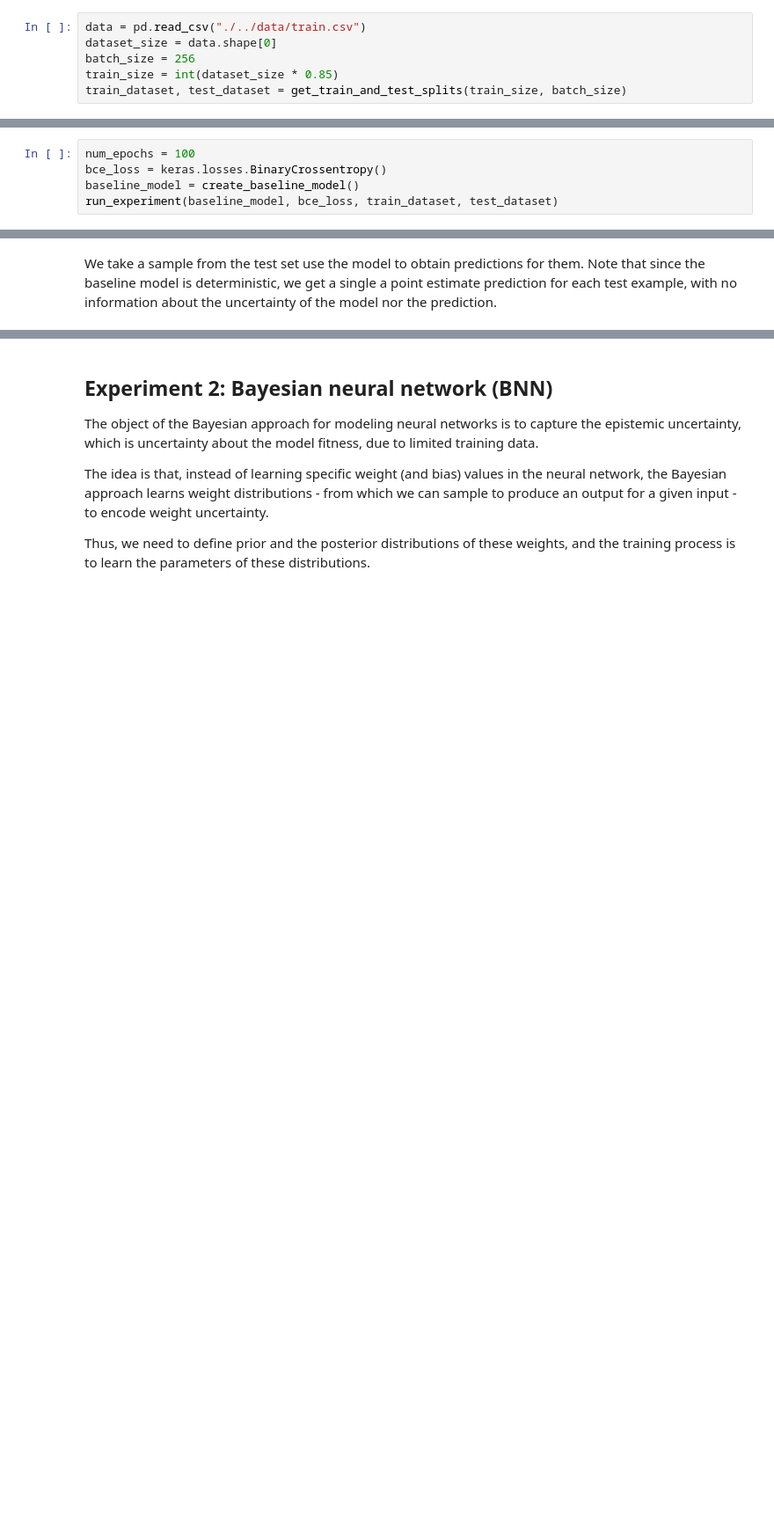
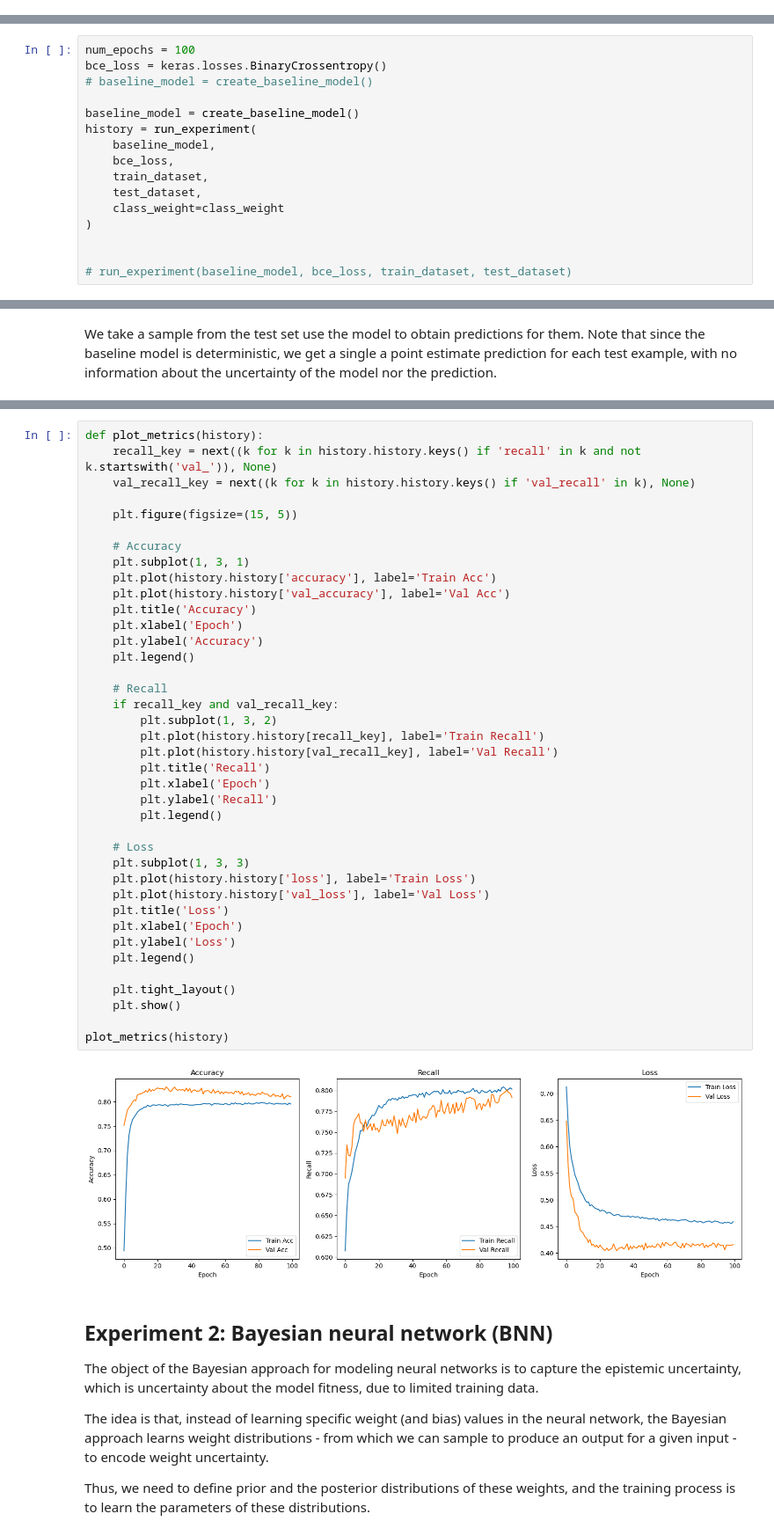
Before and after one commit to SaraLuzVC/Customer-Churn-Records, a Jupyter notebook: notebooks/bnn_primer_intento.ipynb, the cells around one changed output, grey strips where cells are left out. Shown: that part at 88% size. Saved outputs shown, nothing was run; the diff lists cells and outputs as text; blank space fills up the shorter version.

```diff
--- a/notebooks/bnn_primer_intento.ipynb
+++ b/notebooks/bnn_primer_intento.ipynb
@@ -89,12 +89,6 @@ def get_train_and_test_splits(train_size, batch_size=1):
     test_dataset = dataset.skip(train_size).take(test_size).batch(batch_size)  # Agregar `take(test_size)`
 
     return train_dataset, test_dataset
-# %%
-data = pd.read_csv("./../data/train.csv")
-dataset_size = data.shape[0]
-batch_size = 256
-train_size = int(dataset_size * 0.85)
-train_dataset, test_dataset = get_train_and_test_splits(train_size, batch_size)
 # %% [markdown]
 ## Compile, train, and evaluate the model
 # %%
@@ -186,8 +202,19 @@ Now let's train the baseline model. We use the MeanSquaredError as the loss func
 # %%
 num_epochs = 100
 bce_loss = keras.losses.BinaryCrossentropy()
+# baseline_model = create_baseline_model()
+
 baseline_model = create_baseline_model()
-run_experiment(baseline_model, bce_loss, train_dataset, test_dataset)
+history = run_experiment(
+    baseline_model,
+    bce_loss,
+    train_dataset,
+    test_dataset,
+    class_weight=class_weight
+)
+
+
+# run_experiment(baseline_model, bce_loss, train_dataset, test_dataset)
 # %% [output]
 Start training the model...
 Epoch 1/100
@@ -245,3 +268,44 @@ Predicted: 0.5 - Actual: 1.0
+# %%
+def plot_metrics(history):
+    recall_key = next((k for k in history.history.keys() if 'recall' in k and not k.startswith('val_')), None)
+    val_recall_key = next((k for k in history.history.keys() if 'val_recall' in k), None)
+
+    plt.figure(figsize=(15, 5))
+
+    # Accuracy
+    plt.subplot(1, 3, 1)
+    plt.plot(history.history['accuracy'], label='Train Acc')
+    plt.plot(history.history['val_accuracy'], label='Val Acc')
+    plt.title('Accuracy')
+    plt.xlabel('Epoch')
+    plt.ylabel('Accuracy')
+    plt.legend()
+
+    # Recall
+    if recall_key and val_recall_key:
+        plt.subplot(1, 3, 2)
+        plt.plot(history.history[recall_key], label='Train Recall')
+        plt.plot(history.history[val_recall_key], label='Val Recall')
+        plt.title('Recall')
+        plt.xlabel('Epoch')
+        plt.ylabel('Recall')
+        plt.legend()
+
+    # Loss
+    plt.subplot(1, 3, 3)
+    plt.plot(history.history['loss'], label='Train Loss')
+    plt.plot(history.history['val_loss'], label='Val Loss')
+    plt.title('Loss')
+    plt.xlabel('Epoch')
+    plt.ylabel('Loss')
+    plt.legend()
+
+    plt.tight_layout()
+    plt.show()
+
+plot_metrics(history)
+# %% [output]
+[figure, added]
 # %% [markdown]
 ## Experiment 2: Bayesian neural network (BNN)
 
```
Also changed, not shown: parts of 14 cells of this notebook.
